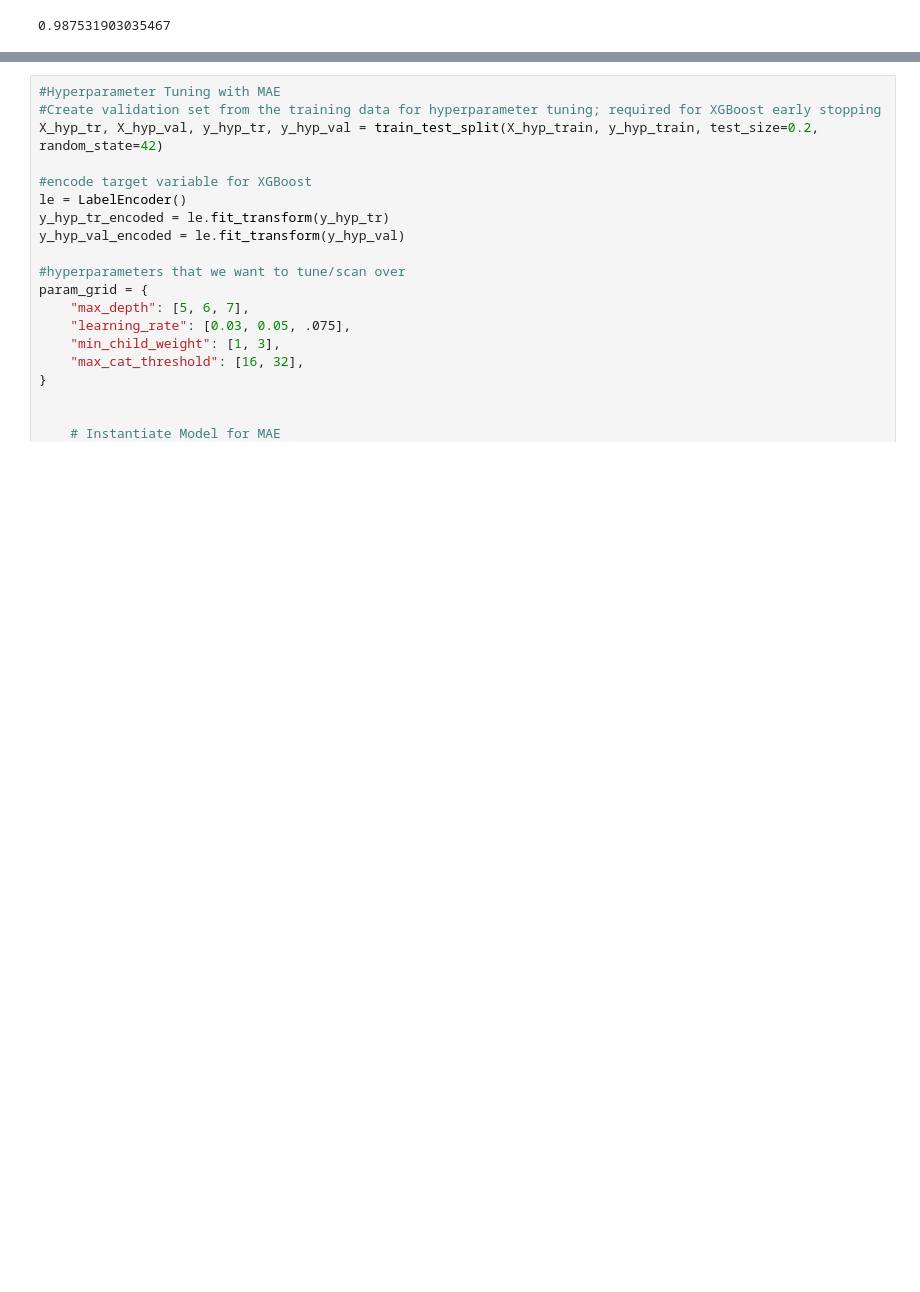
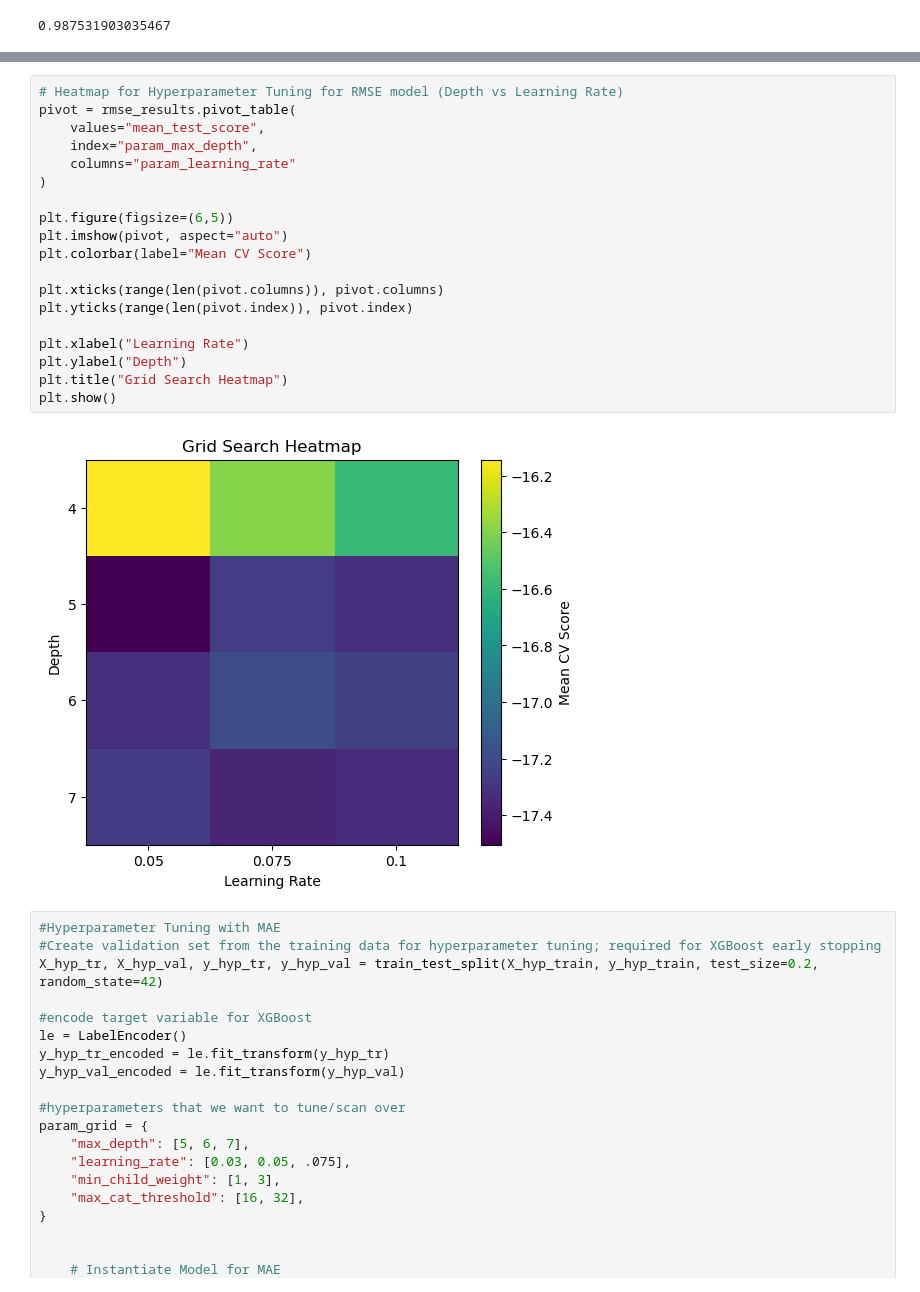
Before and after one commit to Erdos-Projects/summer26-patient-length-of-stay, a Jupyter notebook: models/XGBRegressor.ipynb, the cells around one changed output, grey strips where cells are left out. Drawn from its saved outputs; the diff is of its cells as text; blank space fills up the shorter version.

```diff
--- a/models/XGBRegressor.ipynb
+++ b/models/XGBRegressor.ipynb
@@ -224,3 +240,24 @@ GridSearchCV(cv=3,
+# %%
+# Heatmap for Hyperparameter Tuning for RMSE model (Depth vs Learning Rate)
+pivot = rmse_results.pivot_table(
+    values="mean_test_score",
+    index="param_max_depth",
+    columns="param_learning_rate"
+)
+
+plt.figure(figsize=(6,5))
+plt.imshow(pivot, aspect="auto")
+plt.colorbar(label="Mean CV Score")
+
+plt.xticks(range(len(pivot.columns)), pivot.columns)
+plt.yticks(range(len(pivot.index)), pivot.index)
+
+plt.xlabel("Learning Rate")
+plt.ylabel("Depth")
+plt.title("Grid Search Heatmap")
+plt.show()
+# %% [output]
+[figure, added]
 # %%
 #Hyperparameter Tuning with MAE
 #Create validation set from the training data for hyperparameter tuning; required for XGBoost early stopping
```
Also changed, not shown: parts of 14 cells of this notebook.
